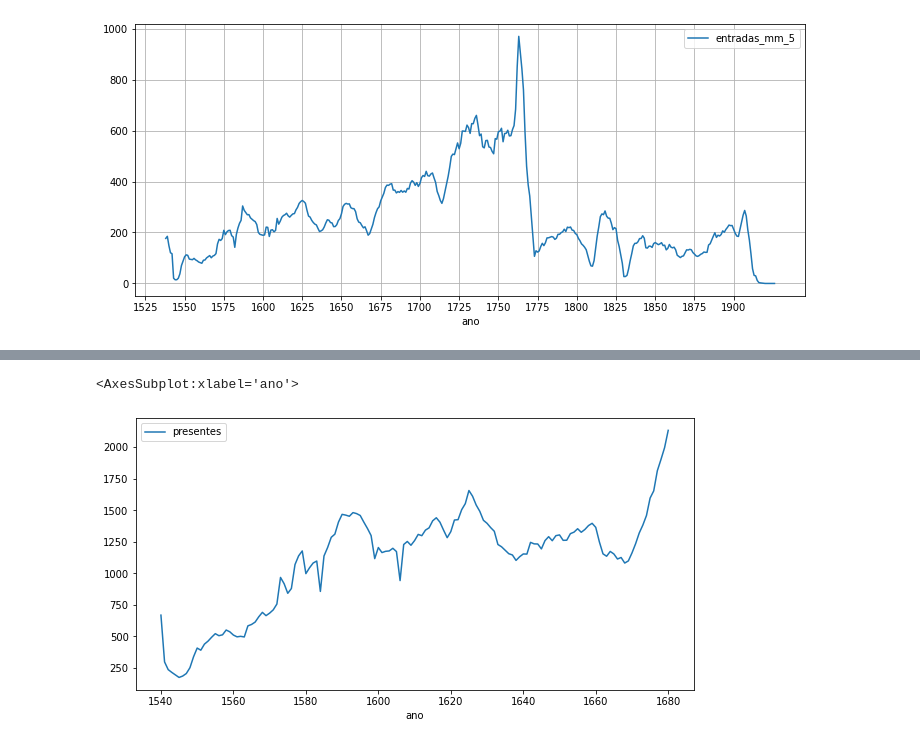
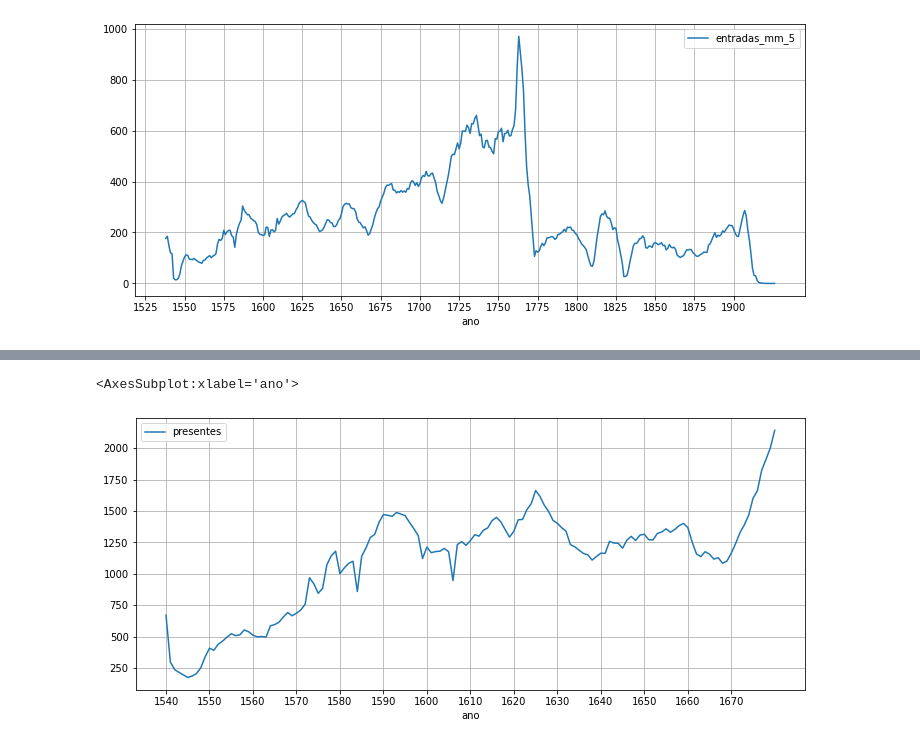
Before and after one commit to joaquimrcarvalho/fauc1537-1919, a Jupyter notebook: notebooks/020-students_overview.ipynb, the cells around one changed output, grey strips where cells are left out. Saved outputs shown, nothing was run; the diff lists cells and outputs as text; code cells hidden in the pictures.

```diff
--- a/notebooks/020-students_overview.ipynb
+++ b/notebooks/020-students_overview.ipynb
@@ -490,8 +544,9 @@ Evolução entre 1540 e 1680
 # %%
-estudantes.loc[1540:1680].plot.line(y='presentes')
+anos = range(1540,1680,10)
+estudantes.loc[1540:1680].plot.line(y='presentes', xticks=anos, grid=True)
 # %% [output]
 <AxesSubplot:xlabel='ano'>
-[figure, old version]
+[figure, new version]
 # %% [markdown]
 # Números globais
 
```
Also changed, not shown: parts of 72 cells of this notebook, 2 other files.
